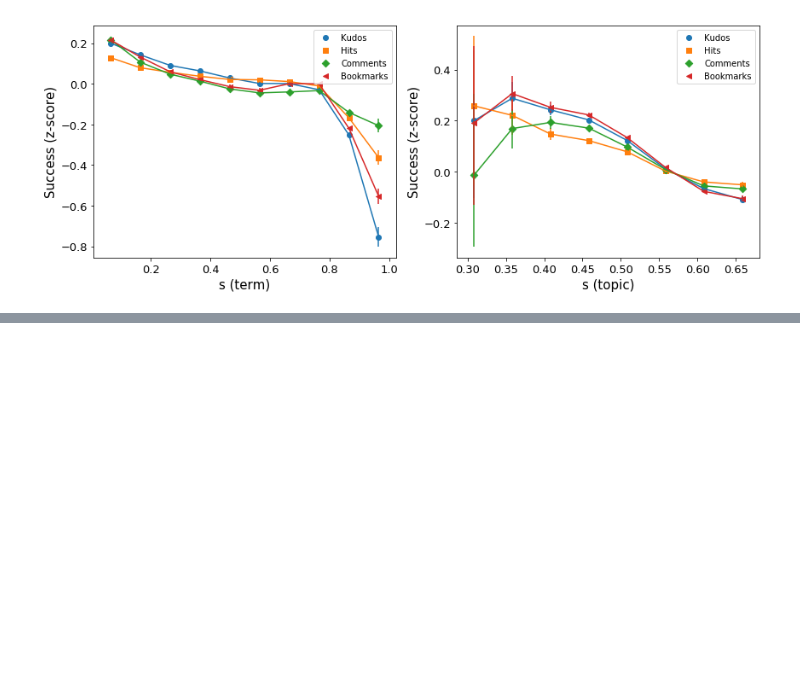
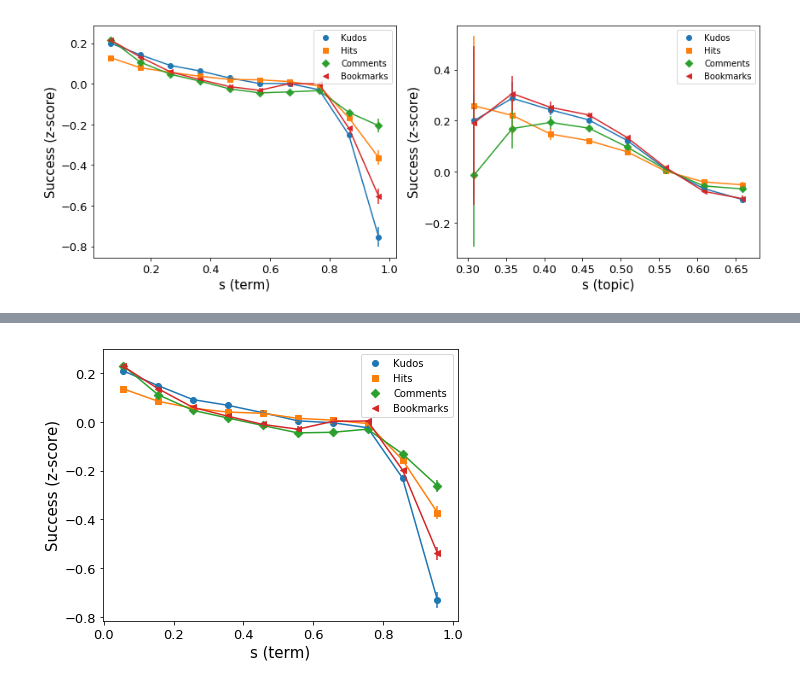
Before and after one commit to yzjing/ao3_old, a Jupyter notebook: exps/20170701_fandom_evolution/kudos_analysis_temporal_tfidf.ipynb, the cells around one changed output, grey strips where cells are left out. Drawn from its saved outputs; the diff is of its cells as text; code cells hidden in the pictures; blank space fills up the shorter version.

```diff
--- a/exps/20170701_fandom_evolution/kudos_analysis_temporal_tfidf.ipynb
+++ b/exps/20170701_fandom_evolution/kudos_analysis_temporal_tfidf.ipynb
@@ -7,7 +7,7 @@ import numpy as np
 import random
 from scipy import stats, spatial
 # %%
-tfidf_path = '../../data/tfidf_toprev_conlen_fulldata/'
+tfidf_path = '../../data/tfidf_toprev_conlen_full_v2/'
 # %%
 lda_path = '../../data/lda_jsd_toprev_conlen/'
 # %%
@@ -244,0 +180,87 @@ spatial.distance.cosine(np.mean([a, b, c], axis=0), x)
+# %%
+plt.figure(figsize=(14,5))
+
+
+plt.subplot(1, 2, 1)
+
+tfidf_kudos_x = sorted(tfidf_kudos_dict.keys())
+tfidf_kudos_y = [tfidf_kudos_dict[j][0] for j in tfidf_kudos_x]
+lower_error = [tfidf_kudos_dict[j][0] - tfidf_kudos_dict[j][1] for j in tfidf_kudos_x]
+upper_error = [tfidf_kudos_dict[j][2] - tfidf_kudos_dict[j][0] for j in tfidf_kudos_x]
+asymmetric_error = [lower_error, upper_error]
+plt.errorbar(tfidf_kudos_x, tfidf_kudos_y, yerr=asymmetric_error)
+plt.scatter(tfidf_kudos_x, tfidf_kudos_y, label = 'Kudos')
+
+tfidf_hits_x = sorted(tfidf_hits_dict.keys())
+tfidf_hits_y = [tfidf_hits_dict[j][0] for j in tfidf_hits_x]
+lower_error = [tfidf_hits_dict[j][0] - tfidf_hits_dict[j][1] for j in tfidf_hits_x]
+upper_error = [tfidf_hits_dict[j][2] - tfidf_hits_dict[j][0] for j in tfidf_hits_x]
+asymmetric_error = [lower_error, upper_error]
+plt.errorbar(tfidf_hits_x, tfidf_hits_y, yerr=asymmetric_error)
+plt.scatter(tfidf_hits_x, tfidf_hits_y,marker='s', label = 'Hits')
+
+tfidf_comments_x = sorted(tfidf_comments_dict.keys())
+tfidf_comments_y = [tfidf_comments_dict[j][0] for j in tfidf_comments_x]
+lower_error = [tfidf_comments_dict[j][0] - tfidf_comments_dict[j][1] for j in tfidf_comments_x]
+upper_error = [tfidf_comments_dict[j][2] - tfidf_comments_dict[j][0] for j in tfidf_comments_x]
+asymmetric_error = [lower_error, upper_error]
+plt.errorbar(tfidf_comments_x, tfidf_comments_y, yerr=asymmetric_error)
+plt.scatter(tfidf_comments_x, tfidf_comments_y, marker='D', label = 'Comments')
+
+tfidf_bookmarks_x = sorted(tfidf_bookmarks_dict.keys())
+tfidf_boomkarks_y = [tfidf_bookmarks_dict[j][0] for j in tfidf_bookmarks_x]
+lower_error = [tfidf_bookmarks_dict[j][0] - tfidf_bookmarks_dict[j][1] for j in tfidf_bookmarks_x]
+upper_error = [tfidf_bookmarks_dict[j][2] - tfidf_bookmarks_dict[j][0] for j in tfidf_bookmarks_x]
+asymmetric_error = [lower_error, upper_error]
+plt.errorbar(tfidf_bookmarks_x, tfidf_boomkarks_y, yerr=asymmetric_error)
+plt.scatter(tfidf_bookmarks_x, tfidf_boomkarks_y, marker = '<', label = 'Bookmarks')
+""
+plt.legend()
+plt.xlabel('s (term)',fontsize=15)
+plt.ylabel('Success (z-score)',fontsize=15)
+plt.tick_params(labelsize=13)
+
+
+# plt.subplot(1, 2, 2)
+
+# # for dic in [lda_kudos_dict, lda_hits_dict, lda_comments_dict, lda_bookmarks_dict]:
+
+# lda_kudos_x = sorted(lda_kudos_dict.keys())
+# lda_kudos_y = [lda_kudos_dict[j][0] for j in lda_kudos_x]
+# lower_error = [lda_kudos_dict[j][0] - lda_kudos_dict[j][1] for j in lda_kudos_x]
+# upper_error = [lda_kudos_dict[j][2] - lda_kudos_dict[j][0] for j in lda_kudos_x]
+# asymmetric_error = [lower_error, upper_error]
+# plt.errorbar(lda_kudos_x, lda_kudos_y, yerr=asymmetric_error)
+# plt.scatter(lda_kudos_x, lda_kudos_y,label = 'Kudos')
+
+# lda_hits_x = sorted(lda_hits_dict.keys())
+# lda_hits_y = [lda_hits_dict[j][0] for j in lda_hits_x]
+# lower_error = [lda_hits_dict[j][0] - lda_hits_dict[j][1] for j in lda_hits_x]
+# upper_error = [lda_hits_dict[j][2] - lda_hits_dict[j][0] for j in lda_hits_x]
+# asymmetric_error = [lower_error, upper_error]
+# plt.errorbar(lda_hits_x, lda_hits_y, yerr=asymmetric_error)
+# plt.scatter(lda_hits_x, lda_hits_y,marker='s', label = 'Hits')
+
+# lda_comments_x = sorted(lda_comments_dict.keys())
+# lda_comments_y = [lda_comments_dict[j][0] for j in lda_comments_x]
+# lower_error = [lda_comments_dict[j][0] - lda_comments_dict[j][1] for j in lda_comments_x]
+# upper_error = [lda_comments_dict[j][2] - lda_comments_dict[j][0] for j in lda_comments_x]
+# asymmetric_error = [lower_error, upper_error]
+# plt.errorbar(lda_comments_x, lda_comments_y, yerr=asymmetric_error)
+# plt.scatter(lda_comments_x, lda_comments_y, marker='D', label = 'Comments')
+
+# lda_bookmarks_x = sorted(lda_bookmarks_dict.keys())
+# lda_bookmarks_y = [lda_bookmarks_dict[j][0] for j in lda_bookmarks_x]
+# lower_error = [lda_bookmarks_dict[j][0] - lda_bookmarks_dict[j][1] for j in lda_bookmarks_x]
+# upper_error = [lda_bookmarks_dict[j][2] - lda_bookmarks_dict[j][0] for j in lda_bookmarks_x]
+# asymmetric_error = [lower_error, upper_error]
+# plt.errorbar(lda_bookmarks_x, lda_bookmarks_y, yerr=asymmetric_error )
+# plt.scatter(lda_bookmarks_x, lda_bookmarks_y, marker = '<', label = 'Bookmarks')
+# plt.tick_params(labelsize=13)
+
+# plt.legend()
+# plt.xlabel('s (topic)', fontsize = 15)
+# plt.ylabel('Success (z-score)', fontsize = 15)
+# plt.savefig('scatter_all_log.pdf', type='pdf')
+# %% [output]
+[figure, added]
```
Also changed, not shown: parts of 9 cells of this notebook, 9 other files.
